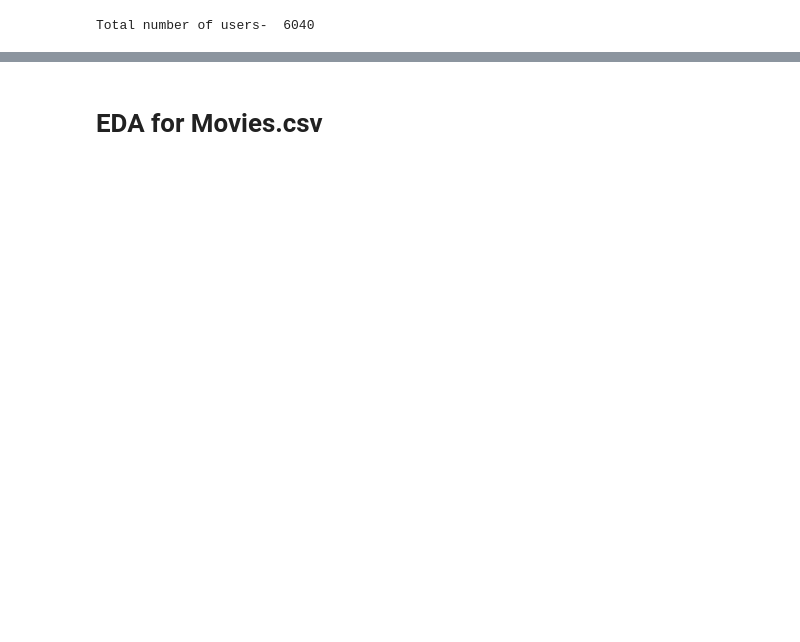
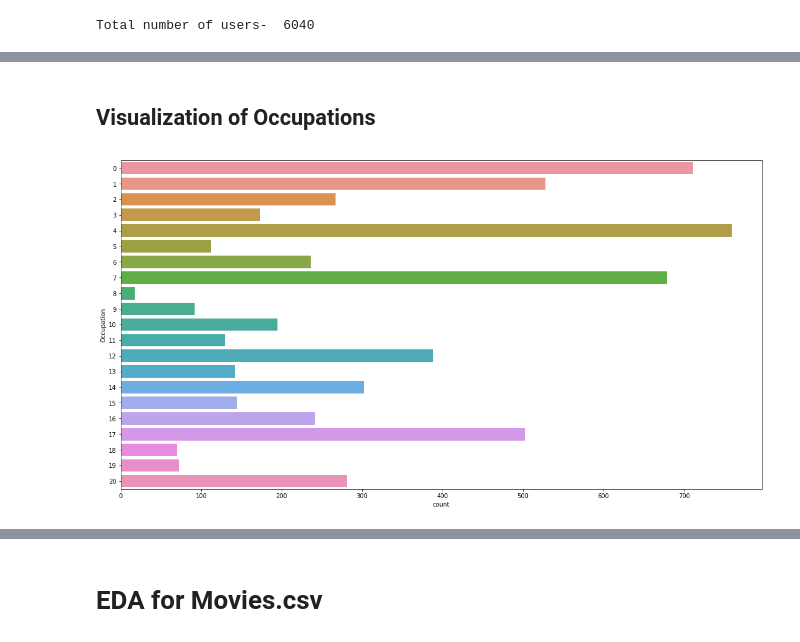
Before and after one commit to karangupta26/Movie-Recommendation-System, a Jupyter notebook: ExploratoryDataAnalysis.ipynb, the cells around one changed output, grey strips where cells are left out. Drawn from its saved outputs; the diff is of its cells as text; code cells hidden in the pictures; blank space fills up the shorter version.

```diff
--- a/ExploratoryDataAnalysis.ipynb
+++ b/ExploratoryDataAnalysis.ipynb
@@ -32,0 +77,6 @@ Total number of users-  6040
+# %% [markdown]
+## Visualization of Occupations
+# %%
+f,ax = mplot.pyplot.subplots(figsize=(19, 10)),sb.countplot(y="Occupation", data=users_data)
+# %% [output]
+[figure, added]
```
Also changed, not shown: parts of 15 cells of this notebook.
